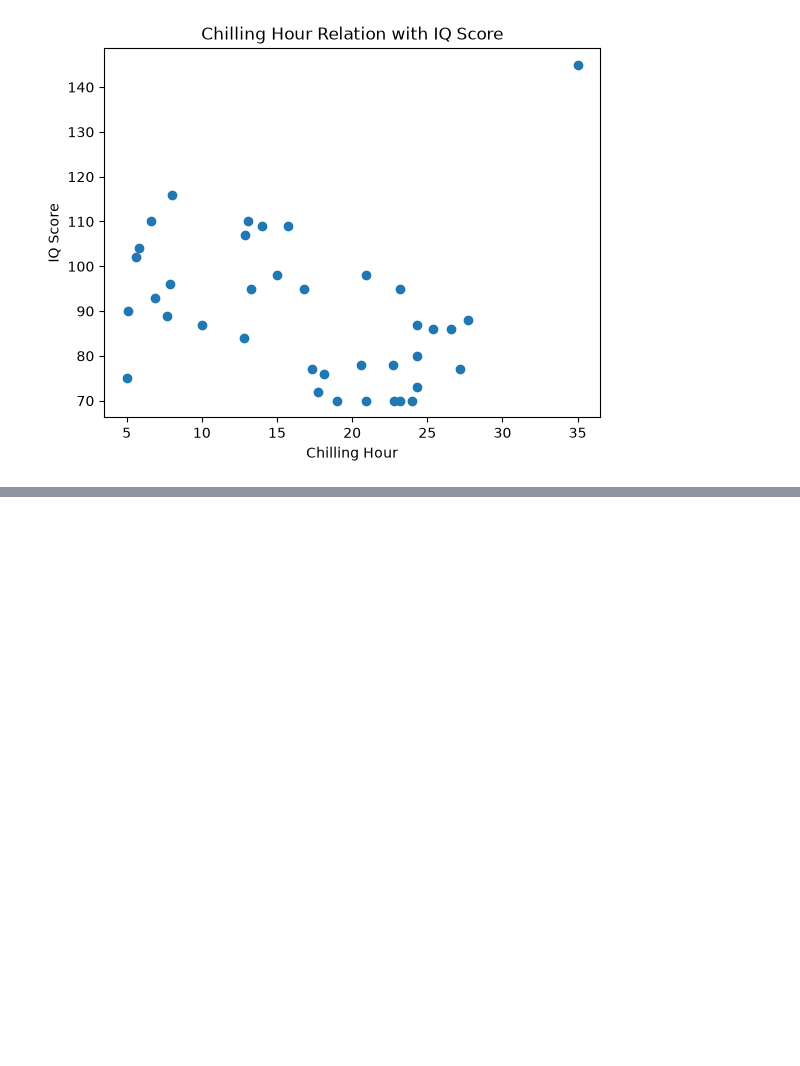
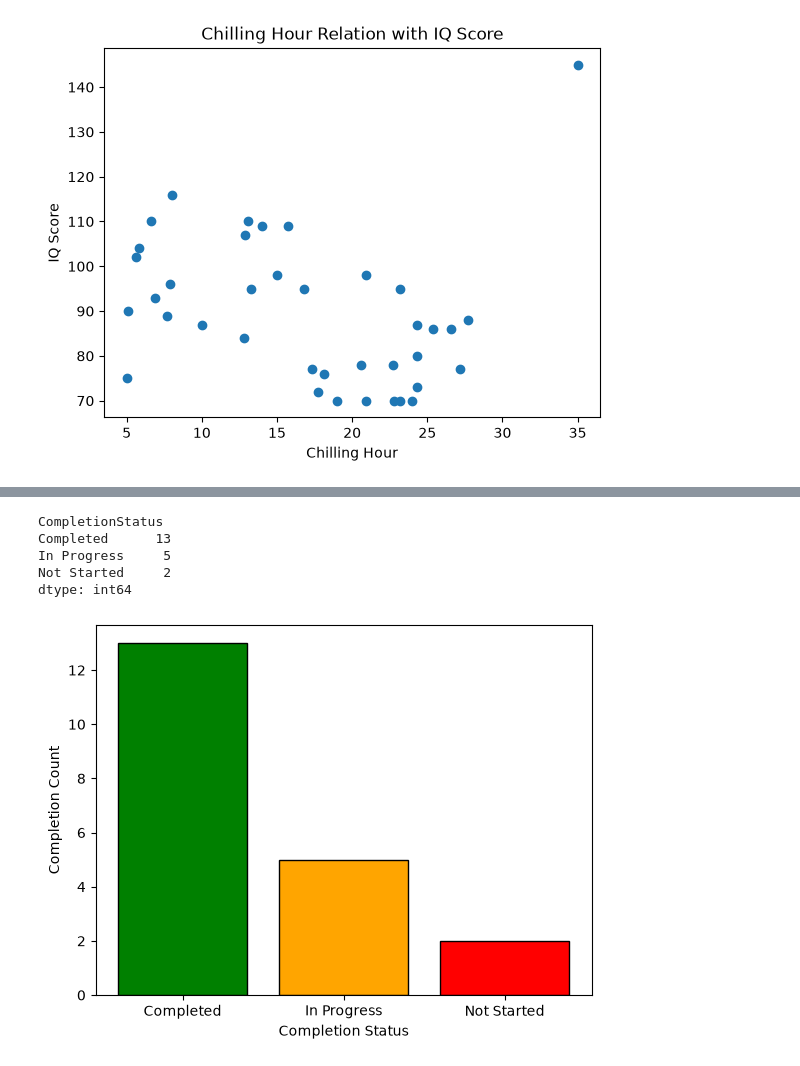
Before and after one commit to thisisyourfahi/phitron-ai-prog-with-python, a Jupyter notebook: module-15/matplotlib-basics.ipynb, the cells around one changed output, grey strips where cells are left out. Cells and saved outputs as stored; diff of their text form; code cells hidden in the pictures; blank space fills up the shorter version.

```diff
--- a/module-15/matplotlib-basics.ipynb
+++ b/module-15/matplotlib-basics.ipynb
@@ -181,0 +246,5 @@ plt.scatter(students['Chilling_Hours'], students['IQ_Score'])
+# %%
+# load the student_data.csv
+
+df = pd.read_csv('student_data.csv')
+df.head()
@@ -181,0 +258,21 @@ plt.scatter(students['Chilling_Hours'], students['IQ_Score'])
+# %%
+# group by completion status
+
+completion_group = df.groupby('CompletionStatus').size()
+completion_group
+# %% [output]
+CompletionStatus
+Completed      13
+In Progress     5
+Not Started     2
+dtype: int64
+# %%
+# bar chart basedon comletion status
+
+plt.bar(completion_group.index, completion_group.values, color=['green', 'orange', 'red'], edgecolor='black')
+plt.xlabel('Completion Status')
+plt.ylabel('Completion Count')
+
+plt.show()
+# %% [output]
+[figure, added]
```
Also changed, not shown: parts of 13 cells of this notebook, 1 other file.
